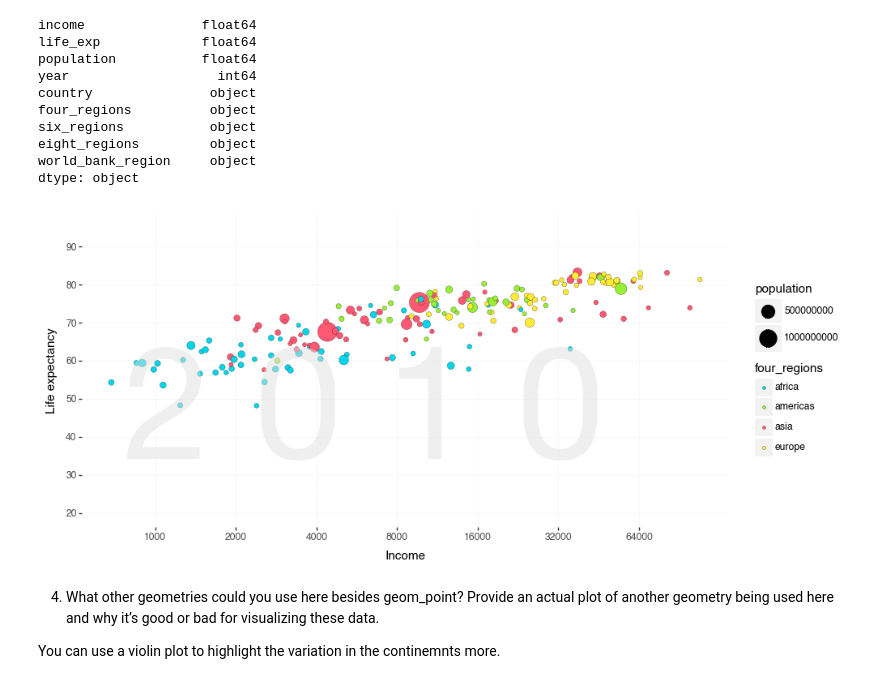
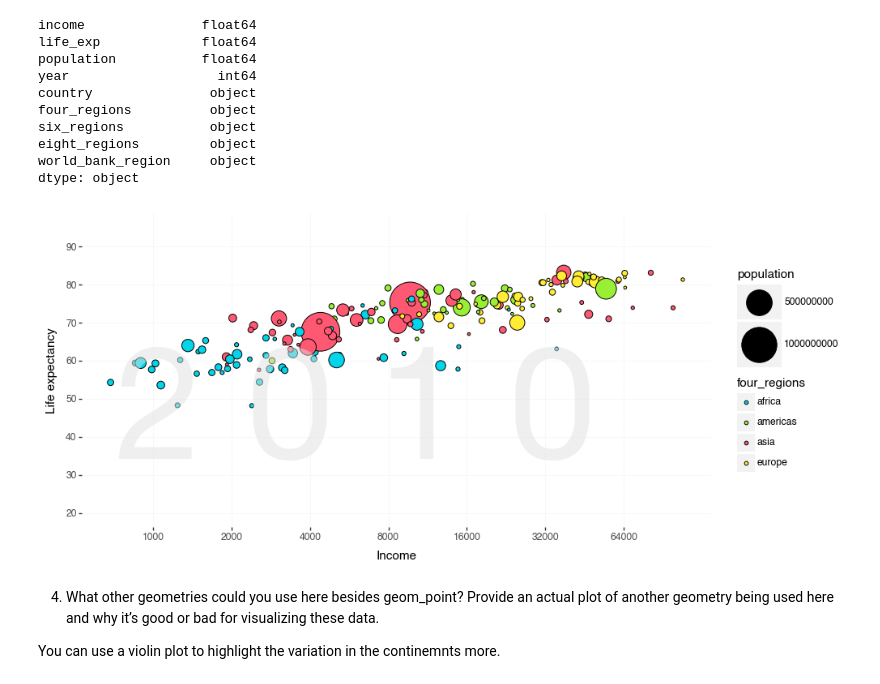
Before and after one commit to PharaohPooh/GSB_544, a Jupyter notebook: Week_1/Lab_1_Gapminder Data_Visualization/Lab1_Visualization_JRC.ipynb, the cells around one changed output. Cells and saved outputs as stored; diff of their text form; code cells hidden in the pictures.

```diff
--- a/Week_1/Lab_1_Gapminder Data_Visualization/Lab1_Visualization_JRC.ipynb
+++ b/Week_1/Lab_1_Gapminder Data_Visualization/Lab1_Visualization_JRC.ipynb
@@ -72,26 +74,26 @@ df1 = df1.dropna(subset=["four_regions"])
 # %%
 #Task 1 Graph Here
 (p9.ggplot(df1,
 p9.aes(
   x = "income",
   y = "life_exp",
   fill = "four_regions",
   size = "population"
 ))
-+ p9.geom_point(shape='o', color='black', stroke=0.1, alpha=1) + p9.scale_size(range=(2, 10))
-    + p9.labs(
-        x="Income", y="Life expectancy")
++ p9.geom_point(shape='o', color='black', stroke=0.4, alpha=1)
+      + p9.scale_size(range=(1, 20))
+      + p9.labs(x="Income", y="Life expectancy")
       + p9.annotate("text", x=6000, y=45, label="2 0 1 0", family= "Helvetica Neue", alpha=0.5, size=140, color="#e1e1e1")
       + p9.scale_x_log10(breaks=[500,1000,2000,4000,8000,16000,32000,64000])
       + p9.scale_y_continuous(limits=(20, 95), breaks=range(10, 100, 10))
       + p9.theme(figure_size=(10, 4.5))
       + p9.scale_fill_manual( values={"africa":"#00d5e9", "americas":"#99ef33",
             "asia":"#ff5872", "europe":"#ffec33"}, limits=["africa","americas","asia","europe"])
       + p9.theme(panel_background=p9.element_rect(fill="white"), panel_grid_major=p9.element_line(color="#f2f7f8", size=0.5))
 
     )
 # %% [output]
-[figure, old version]
+[figure, new version]
 # %% [markdown]
 4. What other geometries could you use here besides geom_point? Provide an actual plot of another geometry being used here and why it’s good or bad for visualizing these data.
 
```
Also changed, not shown: parts of 3 cells of this notebook, 3 other files.
